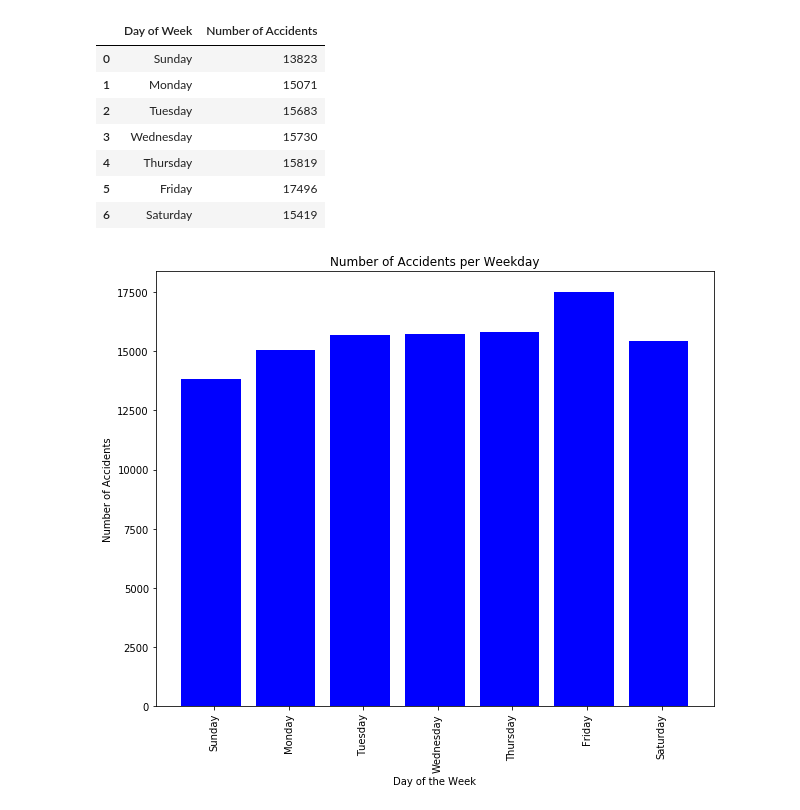
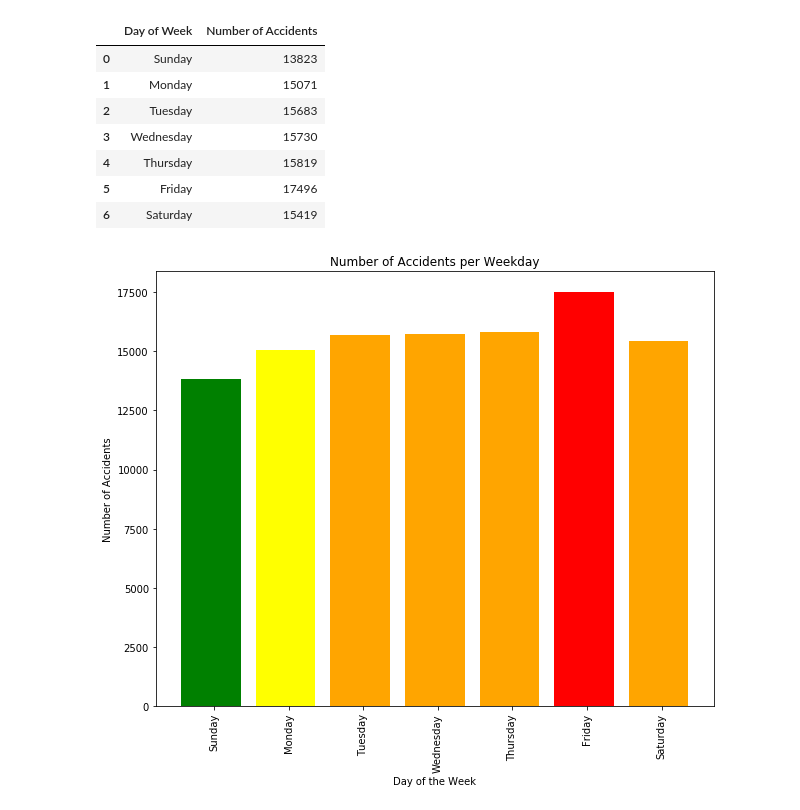
Before and after one commit to Armayni/ProjectOne, a Jupyter notebook: Nicole-TrendAnalysis_motorVehicleAccidents.ipynb, the cells around one changed output. Saved outputs shown, nothing was run; the diff lists cells and outputs as text; code cells hidden in the pictures.

```diff
--- a/Nicole-TrendAnalysis_motorVehicleAccidents.ipynb
+++ b/Nicole-TrendAnalysis_motorVehicleAccidents.ipynb
@@ -258,12 +260,13 @@ day_df
 # %%
 x_axis = np.arange(len(day_df))
 tick_locations = [value+.04 for value in x_axis]
+colors = ['green', 'yellow', 'orange', 'orange', 'orange', 'r', 'orange']
 plt.figure(figsize=(10,8))
 plt.title("Number of Accidents per Weekday")
 plt.xlabel("Day of the Week")
 plt.ylabel("Number of Accidents")
-plt.bar(x_axis, day_df["Number of Accidents"], color='b', align="center")
+plt.bar(x_axis, day_df["Number of Accidents"], color=colors, align="center")
 plt.xticks(tick_locations, day_df["Day of Week"], rotation="vertical")
-plt.savefig("Accidents Per Weekday")
+plt.savefig("Accidents Per Weekday", bbox_inches="tight")
 # %% [output]
-[figure, old version]
+[figure, new version]
```
Also changed, not shown: parts of 2 cells of this notebook, 3 other files.
